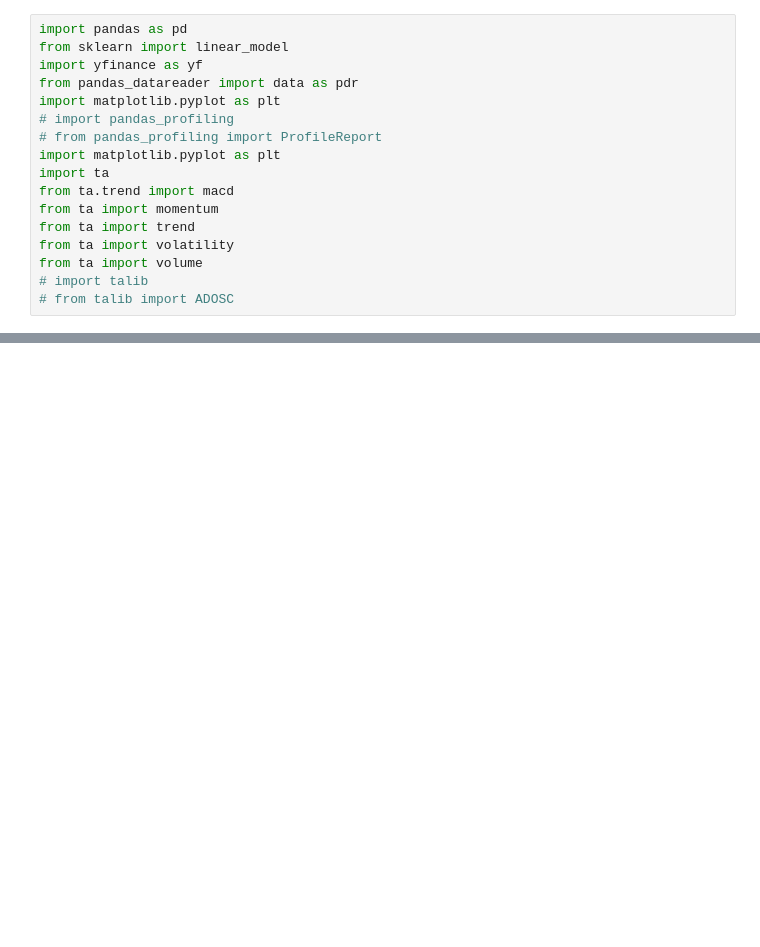
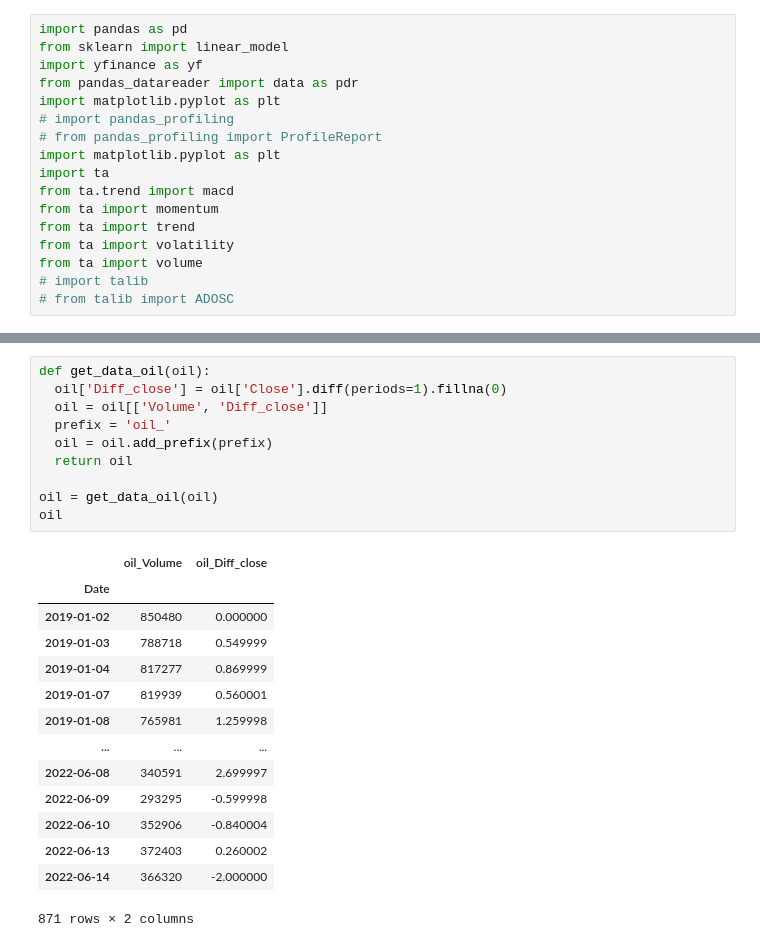
Before and after one commit to primroseisaseal/Cryptocurrencies-forecast-model, a Jupyter notebook: No_14.ipynb, the cells around one changed output, grey strips where cells are left out. Cells and saved outputs as stored; diff of their text form; blank space fills up the shorter version.

```diff
--- a/No_14.ipynb
+++ b/No_14.ipynb
@@ -166,0 +192,25 @@ BTC_featues
+# %%
+def get_data_oil(oil):
+  oil['Diff_close'] = oil['Close'].diff(periods=1).fillna(0)
+  oil = oil[['Volume', 'Diff_close']]
+  prefix = 'oil_'
+  oil = oil.add_prefix(prefix)
+  return oil
+
+oil = get_data_oil(oil)
+oil
+# %% [output]
+|  | oil_Volume | oil_Diff_close |
+| Date |  |  |
+| 2019-01-02 | 850480 | 0.000000 |
+| 2019-01-03 | 788718 | 0.549999 |
+| 2019-01-04 | 817277 | 0.869999 |
+| 2019-01-07 | 819939 | 0.560001 |
+| 2019-01-08 | 765981 | 1.259998 |
+| ... | ... | ... |
+| 2022-06-08 | 340591 | 2.699997 |
+| 2022-06-09 | 293295 | -0.599998 |
+| 2022-06-10 | 352906 | -0.840004 |
+| 2022-06-13 | 372403 | 0.260002 |
+| 2022-06-14 | 366320 | -2.000000 |
+871 rows × 2 columns
```
Also changed, not shown: parts of 16 cells of this notebook.
